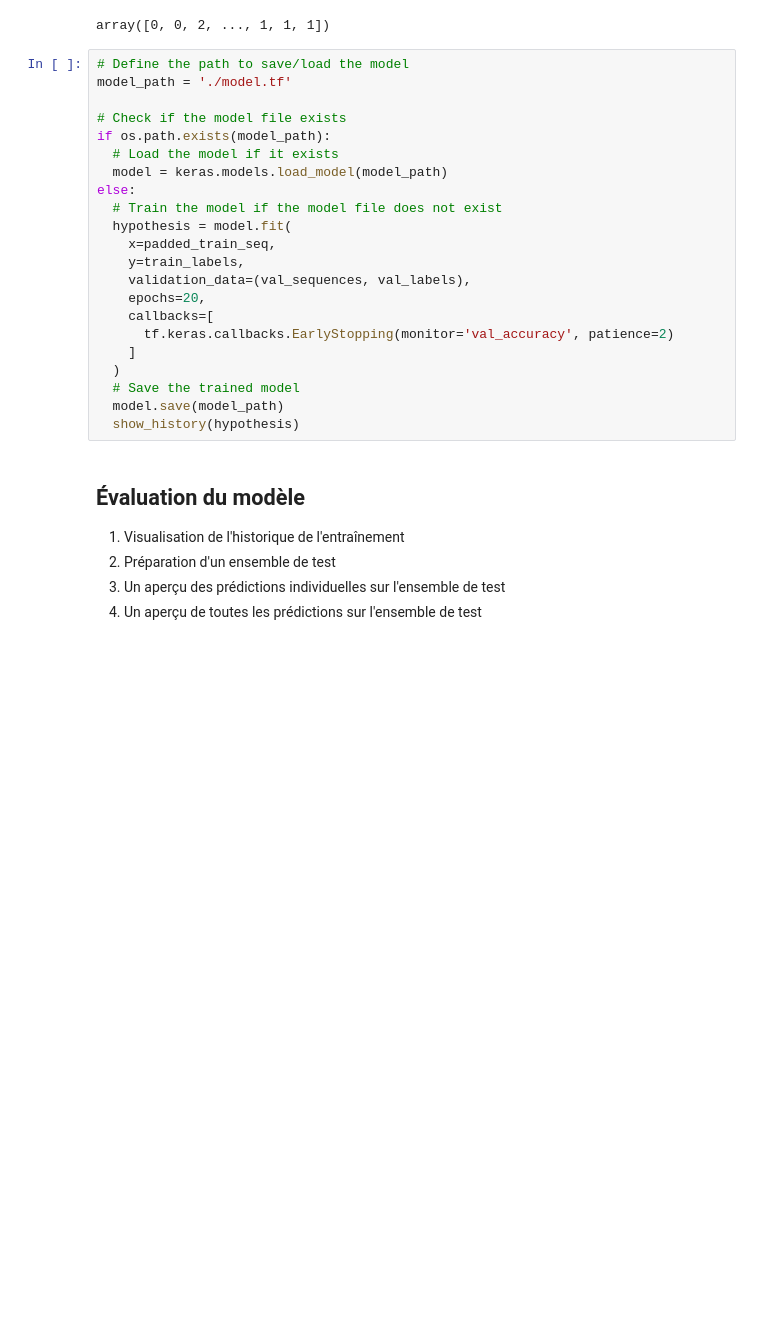
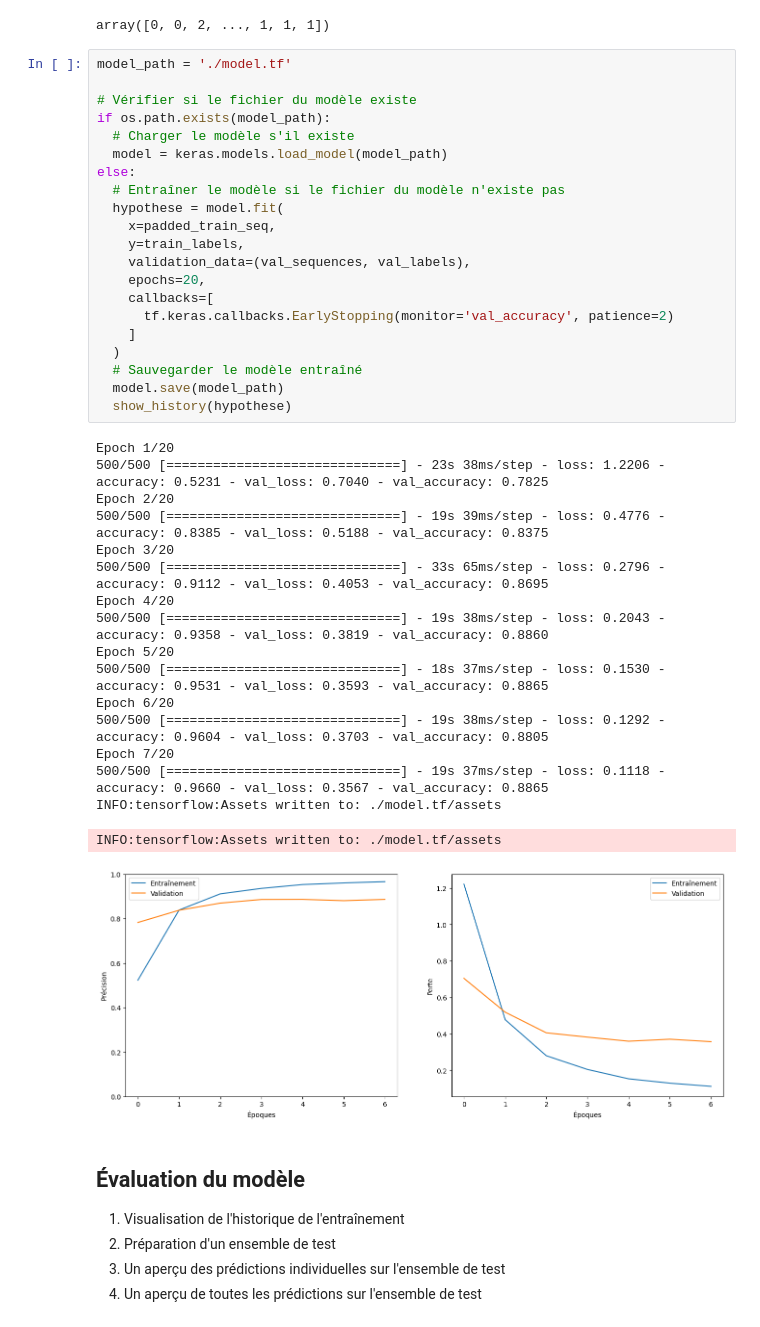
Before and after one commit to Mouados-byte/tweet_emotion_recognition, a Jupyter notebook: Tweet_Emotion_Recognition_Learner.ipynb, the cells around one changed output. Drawn from its saved outputs; the diff is of its cells as text; blank space fills up the shorter version.

```diff
--- a/Tweet_Emotion_Recognition_Learner.ipynb
+++ b/Tweet_Emotion_Recognition_Learner.ipynb
@@ -265,27 +270,44 @@ val_labels
 # %% [output]
 array([0, 0, 2, ..., 1, 1, 1])
 # %%
-# Define the path to save/load the model
 model_path = './model.tf'
 
-# Check if the model file exists
+# Vérifier si le fichier du modèle existe
 if os.path.exists(model_path):
-  # Load the model if it exists
+  # Charger le modèle s'il existe
   model = keras.models.load_model(model_path)
 else:
-  # Train the model if the model file does not exist
-  hypothesis = model.fit(
+  # Entraîner le modèle si le fichier du modèle n'existe pas
+  hypothese = model.fit(
     x=padded_train_seq,
     y=train_labels,
     validation_data=(val_sequences, val_labels),
     epochs=20,
     callbacks=[
       tf.keras.callbacks.EarlyStopping(monitor='val_accuracy', patience=2)
     ]
   )
-  # Save the trained model
+  # Sauvegarder le modèle entraîné
   model.save(model_path)
-  show_history(hypothesis)
+  show_history(hypothese)
+# %% [output]
+Epoch 1/20
+500/500 [==============================] - 23s 38ms/step - loss: 1.2206 - accuracy: 0.5231 - val_loss: 0.7040 - val_accuracy: 0.7825
+Epoch 2/20
+500/500 [==============================] - 19s 39ms/step - loss: 0.4776 - accuracy: 0.8385 - val_loss: 0.5188 - val_accuracy: 0.8375
+Epoch 3/20
+500/500 [==============================] - 33s 65ms/step - loss: 0.2796 - accuracy: 0.9112 - val_loss: 0.4053 - val_accuracy: 0.8695
+Epoch 4/20
+500/500 [==============================] - 19s 38ms/step - loss: 0.2043 - accuracy: 0.9358 - val_loss: 0.3819 - val_accuracy: 0.8860
+Epoch 5/20
+500/500 [==============================] - 18s 37ms/step - loss: 0.1530 - accuracy: 0.9531 - val_loss: 0.3593 - val_accuracy: 0.8865
+Epoch 6/20
+500/500 [==============================] - 19s 38ms/step - loss: 0.1292 - accuracy: 0.9604 - val_loss: 0.3703 - val_accuracy: 0.8805
+Epoch 7/20
+500/500 [==============================] - 19s 37ms/step - loss: 0.1118 - accuracy: 0.9660 - val_loss: 0.3567 - val_accuracy: 0.8865
+INFO:tensorflow:Assets written to: ./model.tf/assets
+INFO:tensorflow:Assets written to: ./model.tf/assets
+[figure, added]
 # %% [markdown]
 ## Évaluation du modèle
 
```
Also changed, not shown: parts of 19 cells of this notebook, 5 other files.
